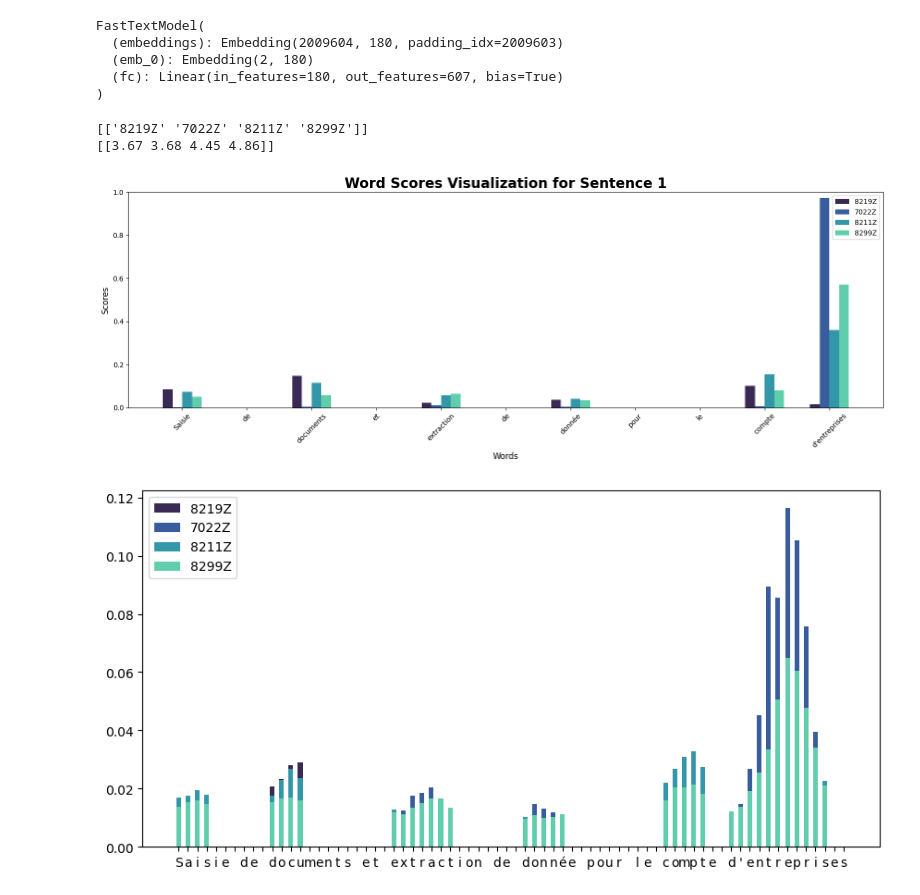
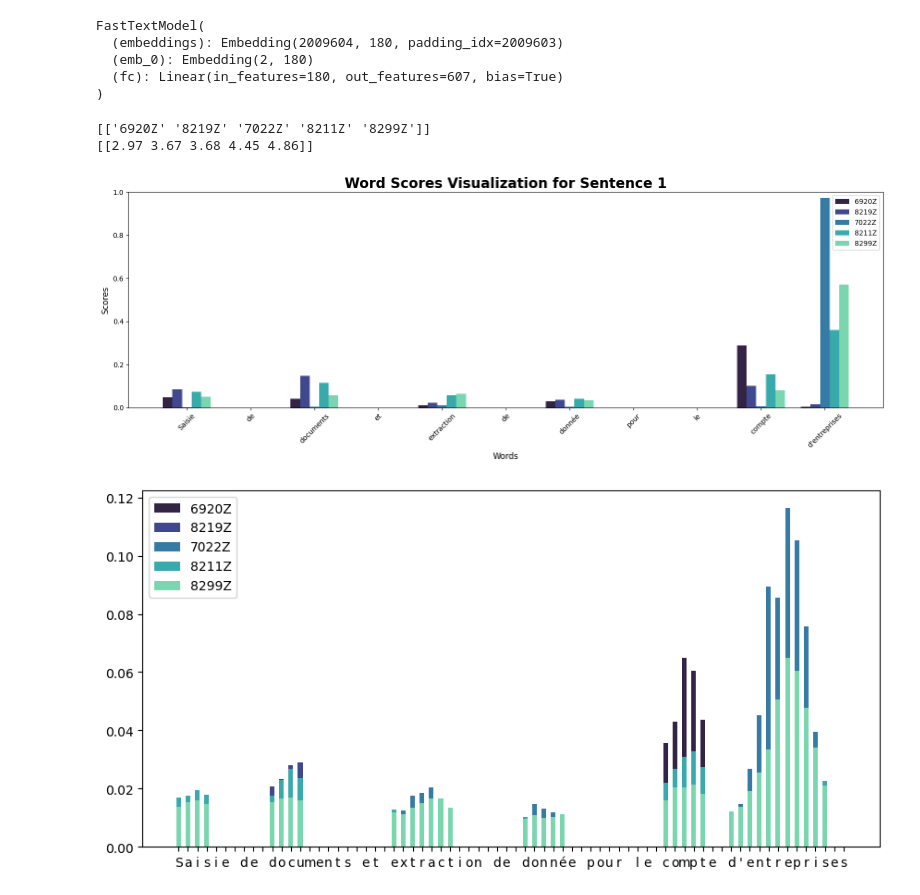
Before and after one commit to InseeFrLab/torch-fastText, a Jupyter notebook: src/experiments.ipynb, the cells around one changed output. Saved outputs shown, nothing was run; the diff lists cells and outputs as text; code cells hidden in the pictures.

```diff
--- a/src/experiments.ipynb
+++ b/src/experiments.ipynb
@@ -57,19 +57,19 @@ FastTextModel(
 # %%
 # text = ["Rénovation bâtiments dont: électricité, plomberie, serrurerie, menuiserie", "Gestion de portefeuille pour le compte de tiers et gestion de fonds d'investissement",
 # "L'acquisition, l'apport, la propriété, la mise en valeur, la transformation, la construction, l'aménagement, l'administration, la location",
 # "Saisie de documents et extraction de donnée pour le compte d'entreprises", "L'investissement immobilier, l'achat et vente de biens immobiliers en qualité de marchand de Biens, la promotion immobilière, la gestion loc",
 # "La Société a pour objet en France et à l'étranger : - l'activité de conseil au profit de toute personne physique ou morale ; - l'enseignement et la formation de toutes matières en cours collectifs et particuliers à domicile ou dans des établissements scolaires"]
 
 text = ["Saisie de documents et extraction de donnée pour le compte d'entreprises"]
-topk = 4
+topk = 5
 params = {'additional_var':[1]*len(text)}
 pred, confidence, all_scores, all_scores_letters = model.predict_and_explain(text, params, top_k=topk)
 print(pred)
 print(confidence)
 explainability.explainability_viz.visualize_word_scores(all_scores, text, pred)
 explainability.explainability_viz.visualize_letter_scores(all_scores_letters, text, pred)
 # %% [output]
-[['8219Z' '7022Z' '8211Z' '8299Z']]
-[[3.67 3.68 4.45 4.86]]
+[['6920Z' '8219Z' '7022Z' '8211Z' '8299Z']]
+[[2.97 3.67 3.68 4.45 4.86]]
-[figure, old version]
+[figure, new version]
-[figure, old version]
+[figure, new version]
```
Also changed, not shown: 3 other files.
